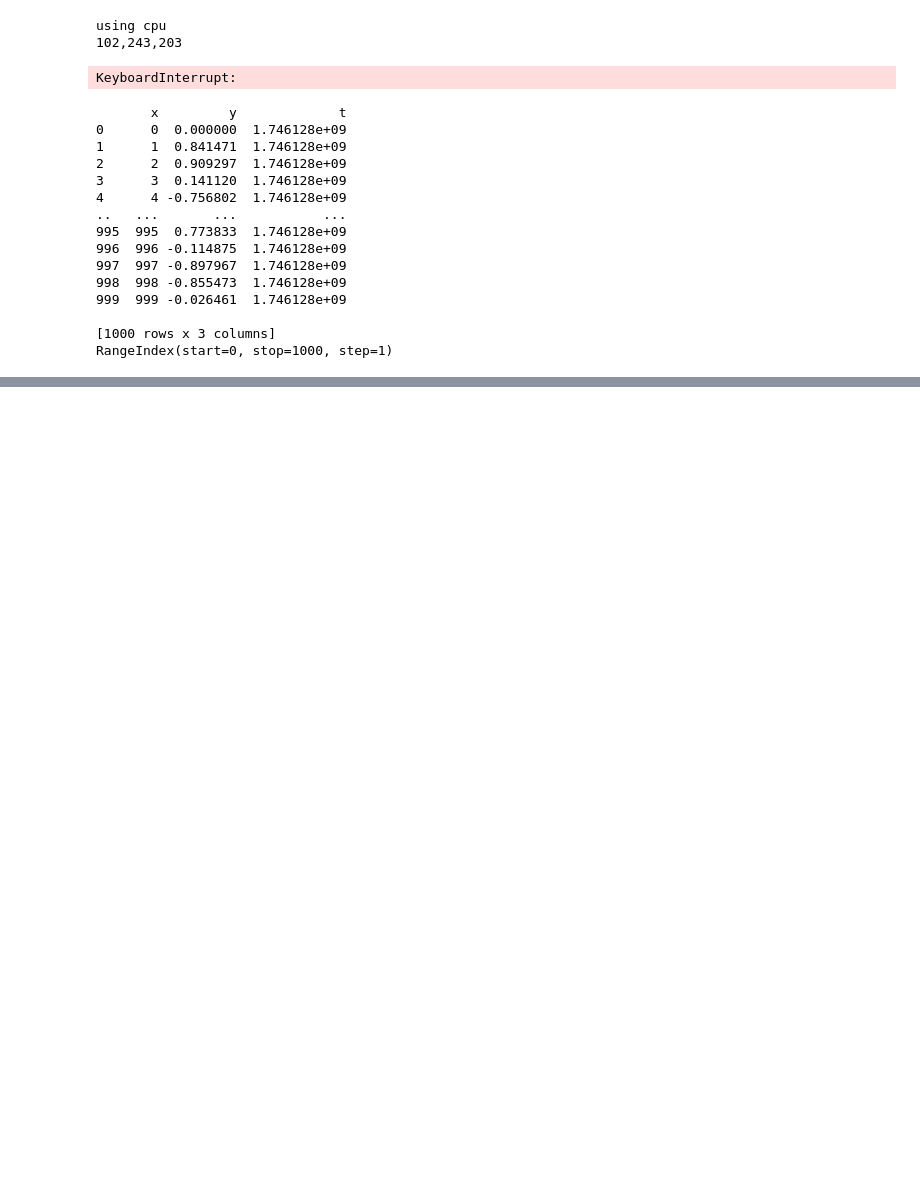
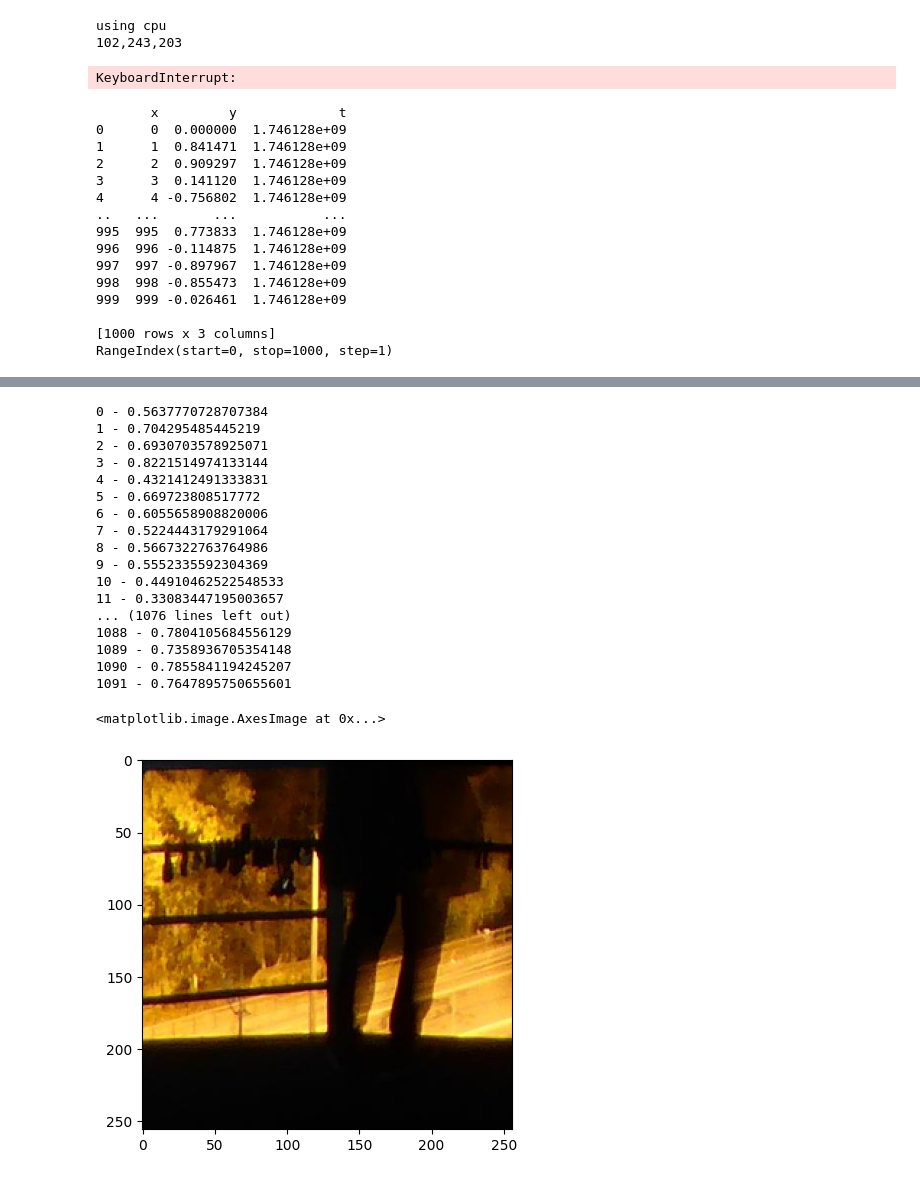
Before and after one commit to maciejka3000/labwork-project, a Jupyter notebook: 03_train_model_torch_stacked_samesize.ipynb, the cells around one changed output, grey strips where cells are left out. Saved outputs shown, nothing was run; the diff lists cells and outputs as text; code cells hidden in the pictures; blank space fills up the shorter version.

```diff
--- a/03_train_model_torch_stacked_samesize.ipynb
+++ b/03_train_model_torch_stacked_samesize.ipynb
@@ -367,0 +368,62 @@ plt.show()
+# %%
+import glob
+from skimage.metrics import structural_similarity as ssim
+import cv2
+import numpy as np
+
+input_images = sorted(glob.glob('db/dataset_preprocessed/test/output/*.bmp'))
+gt_images = sorted(glob.glob('db/dataset_preprocessed/test/input/*.bmp'))
+
+#input_tensor = transform(img).unsqueeze(0)
+i = 0
+
+data_out = {
+    'image': [],
+    'ssim': []
+}
+
+for gt, broken in zip(gt_images, input_images):
+    data_out['image'].append(gt)
+    broken_img = Image.open(broken)
+
+    input_tensor = transform(broken_img).unsqueeze(0)
+    with torch.no_grad():
+        output_tensor, mu, logvar  = model(input_tensor)
+    output_img = output_tensor.squeeze(0).permute(1,2,0).cpu().numpy()
+
+    gt_img = cv2.imread(gt)
+    gt_img = cv2.cvtColor(gt_img, cv2.COLOR_BGR2RGB)
+
+    output_img = np.round(output_img * 255).astype(np.uint8)
+
+    sim = ssim(gt_img, output_img, multichannel=True, win_size=3)
+    print('{} - {}'.format(i, sim))
+    data_out['ssim'].append(sim)
+
+    i += 1
+
+
+data_out = pd.DataFrame.from_dict(data_out)
+data_out.to_csv('n2.csv', index = False)
+
+plt.imshow(gt_img)
+# %% [output]
+0 - 0.5637770728707384
+1 - 0.704295485445219
+2 - 0.6930703578925071
+3 - 0.8221514974133144
+4 - 0.4321412491333831
+5 - 0.669723808517772
+6 - 0.6055658908820006
+7 - 0.5224443179291064
+8 - 0.5667322763764986
+9 - 0.5552335592304369
+10 - 0.44910462522548533
+11 - 0.33083447195003657
+... (1076 lines left out)
+1088 - 0.7804105684556129
+1089 - 0.7358936705354148
+1090 - 0.7855841194245207
+1091 - 0.7647895750655601
+<matplotlib.image.AxesImage at 0x...>
+[figure, added]
```
Also changed, not shown: parts of 7 cells of this notebook, 1 other file.
